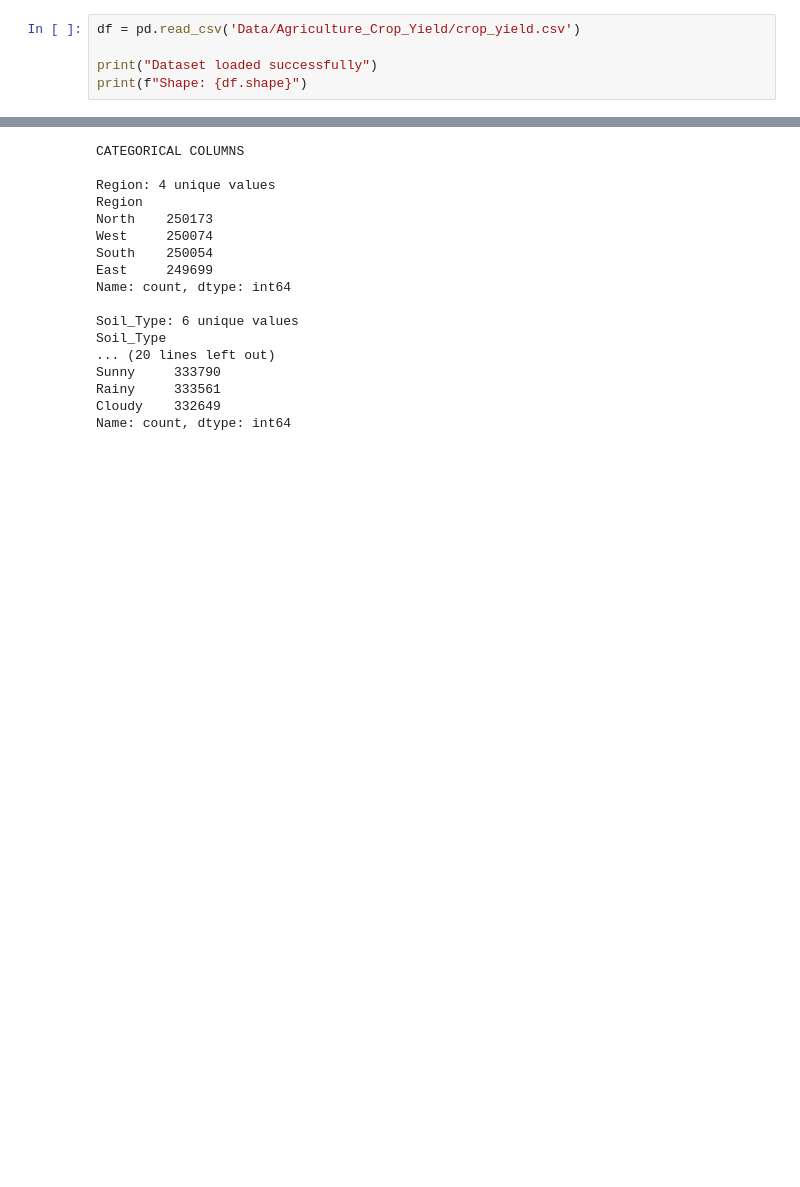
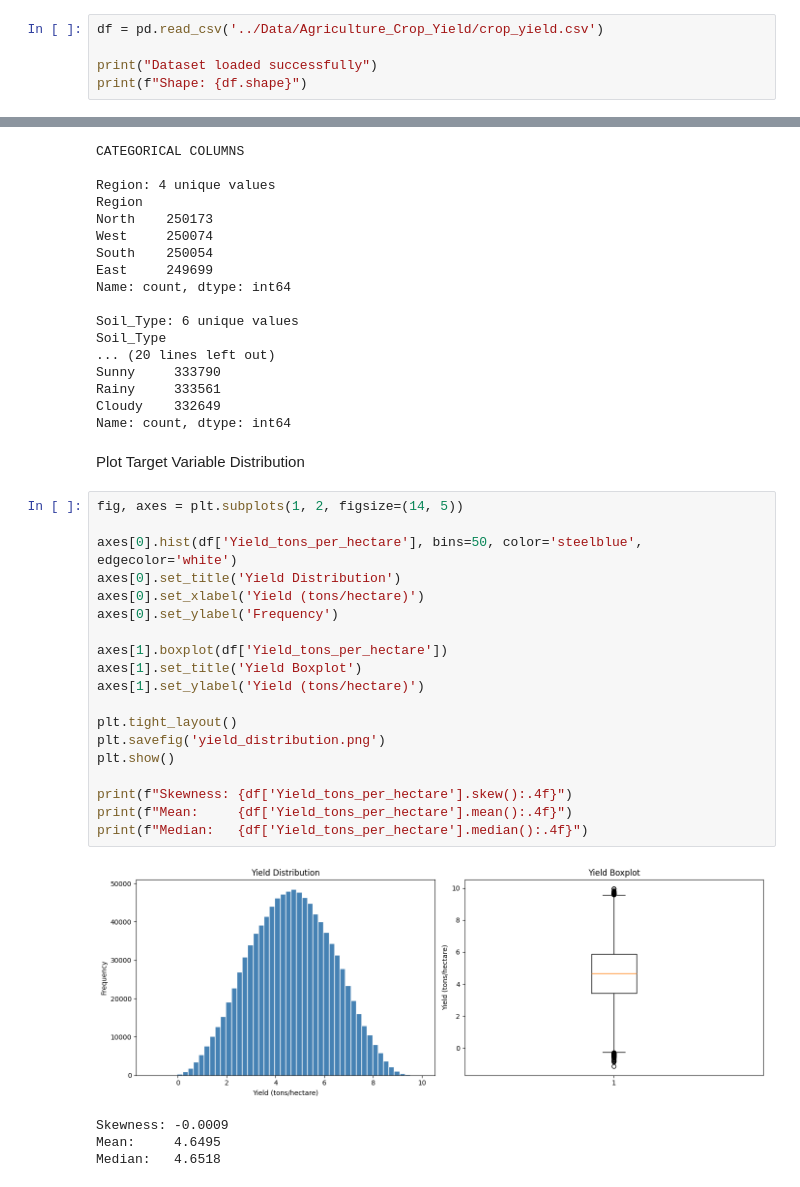
Before and after one commit to parth5757/ML_Project_The-Visionary_Parth, a Jupyter notebook: notebooks/01_EDA.ipynb, the cells around one changed output, grey strips where cells are left out. Cells and saved outputs as stored; diff of their text form; blank space fills up the shorter version.

```diff
--- a/notebooks/01_EDA.ipynb
+++ b/notebooks/01_EDA.ipynb
@@ -23,7 +23,7 @@ NumPy version: 2.4.3
 # %% [markdown]
 Load Your Dataset
 # %%
-df = pd.read_csv('Data/Agriculture_Crop_Yield/crop_yield.csv')
+df = pd.read_csv('../Data/Agriculture_Crop_Yield/crop_yield.csv')
 
 print("Dataset loaded successfully")
 print(f"Shape: {df.shape}")
@@ -175,3 +175,29 @@ Sunny     333790
 Rainy     333561
 Cloudy    332649
 Name: count, dtype: int64
+# %% [markdown]
+Plot Target Variable Distribution
+# %%
+fig, axes = plt.subplots(1, 2, figsize=(14, 5))
+
+axes[0].hist(df['Yield_tons_per_hectare'], bins=50, color='steelblue', edgecolor='white')
+axes[0].set_title('Yield Distribution')
+axes[0].set_xlabel('Yield (tons/hectare)')
+axes[0].set_ylabel('Frequency')
+
+axes[1].boxplot(df['Yield_tons_per_hectare'])
+axes[1].set_title('Yield Boxplot')
+axes[1].set_ylabel('Yield (tons/hectare)')
+
+plt.tight_layout()
+plt.savefig('yield_distribution.png')
+plt.show()
+
+print(f"Skewness: {df['Yield_tons_per_hectare'].skew():.4f}")
+print(f"Mean:     {df['Yield_tons_per_hectare'].mean():.4f}")
+print(f"Median:   {df['Yield_tons_per_hectare'].median():.4f}")
+# %% [output]
+[figure, added]
+Skewness: -0.0009
+Mean:     4.6495
+Median:   4.6518
```
Also changed, not shown: parts of 7 cells of this notebook, 3 other files.
